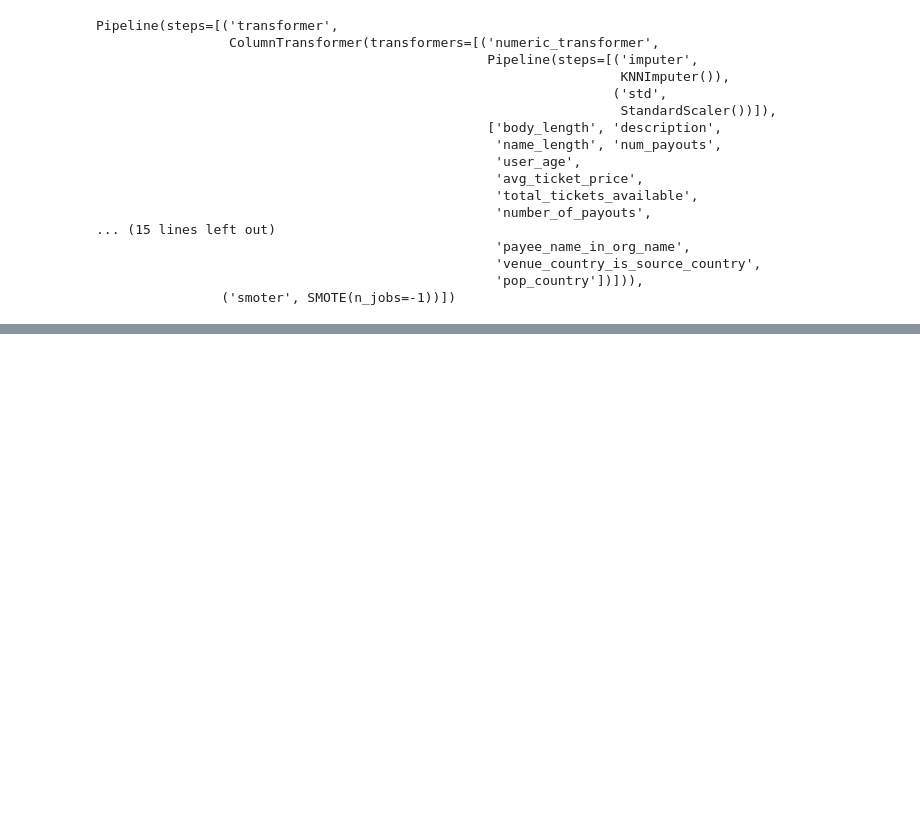
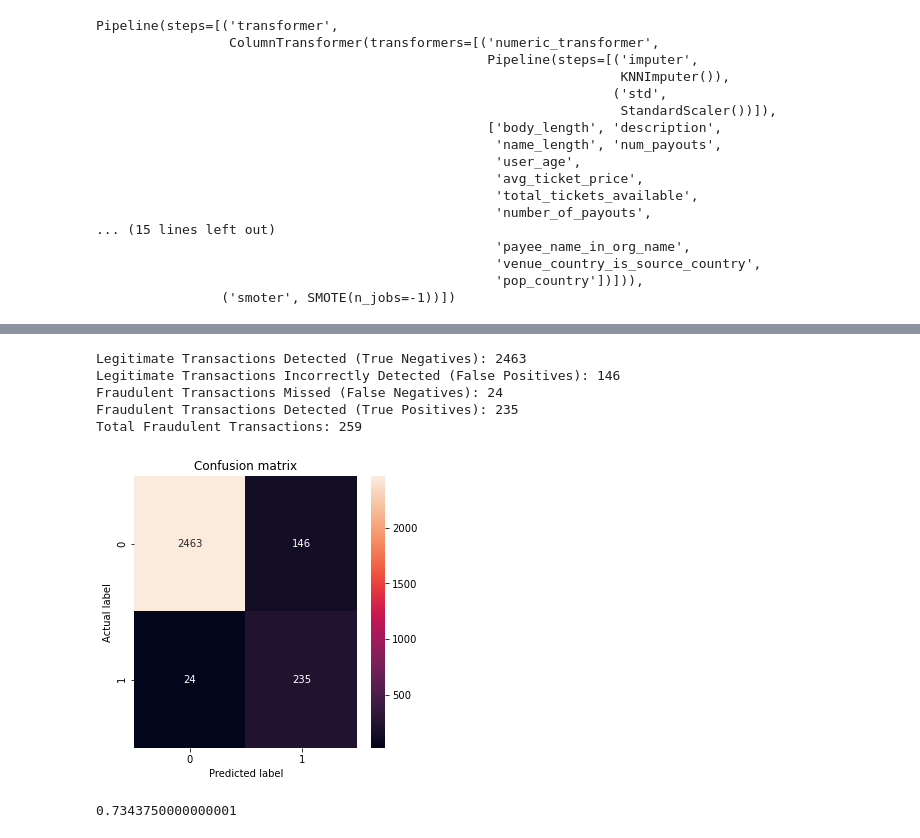
Before and after one commit to Joshmantova/Event-Fraud-Detection, a Jupyter notebook: notebooks/Neural net exploration.ipynb, the cells around one changed output, grey strips where cells are left out. Saved outputs shown, nothing was run; the diff lists cells and outputs as text; code cells hidden in the pictures; blank space fills up the shorter version.

```diff
--- a/notebooks/Neural net exploration.ipynb
+++ b/notebooks/Neural net exploration.ipynb
@@ -242,0 +380,15 @@ def f1_score_k(y_true, y_pred):
+# %%
+train_predictions_weighted = weighted_model.predict(train_features, batch_size=BATCH_SIZE)
+test_predictions_weighted = weighted_model.predict(test_features, batch_size=BATCH_SIZE)
+plot_cm(y_test, test_predictions_weighted)
+# %% [output]
+Legitimate Transactions Detected (True Negatives): 2463
+Legitimate Transactions Incorrectly Detected (False Positives): 146
+Fraudulent Transactions Missed (False Negatives): 24
+Fraudulent Transactions Detected (True Positives): 235
+Total Fraudulent Transactions: 259
+[figure, added]
+# %%
+f1_score(y_test, test_predictions_weighted>0.5)
+# %% [output]
+0.7343750000000001
```
Also changed, not shown: parts of 35 cells of this notebook.
